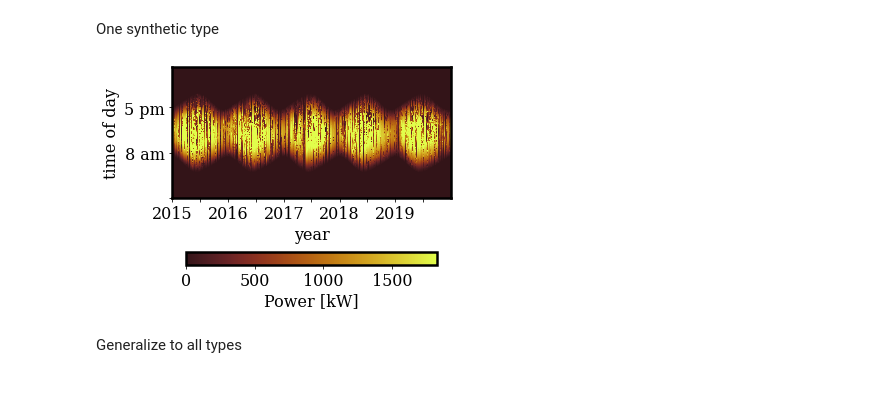
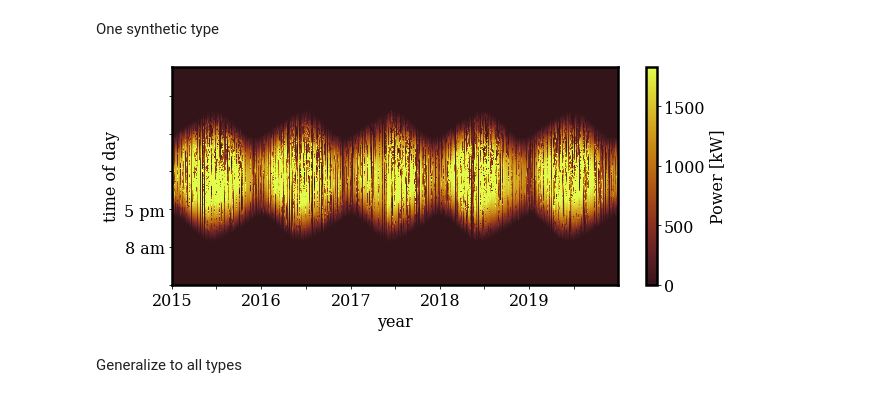
Before and after one commit to Rufski/S2DS-EPRI, a Jupyter notebook: notebooks/5.0-mb-visualization.ipynb, the cells around one changed output. Cells and saved outputs as stored; diff of their text form; code cells hidden in the pictures.

```diff
--- a/notebooks/5.0-mb-visualization.ipynb
+++ b/notebooks/5.0-mb-visualization.ipynb
@@ -43,27 +40,27 @@ One synthetic type
 # %%
 name    = synth_name[-1]
 
 days    = np.unique(df[name].index.date)
 minutes = np.unique(df[name].minute_of_day)
 
 yi, xi  = np.meshgrid(minutes, days)
 zi      = df[name].Power.to_numpy()
 
-fig, ax = plt.subplots(figsize=(5, 4))#figsize=(10, 4))
+fig, ax = plt.subplots(figsize=(10, 4))#figsize=(5, 4))
 im = ax.pcolormesh(xi, yi, zi.reshape(xi.shape), cmap=cmap, rasterized=True)
-fig.colorbar(im, label="Power [kW]", orientation="horizontal", pad=0.25, shrink=0.9)
+fig.colorbar(im, label="Power [kW]", orientation="vertical")#, pad=0.25, shrink=0.9)
 
 labels_x = [item.get_text() for item in ax.get_xticklabels()]
 labels_y = [item.get_text() for item in ax.get_yticklabels()]
 labels_y = ["", "8 am", "5 pm"]
 labels_x = ["2015", "", "2016", "", "2017", "", "2018", "", "2019", ""]
 ax.set_yticklabels(labels_y)
 ax.set_xticklabels(labels_x)#, rotation=45)
 ax.set_xlabel("year")
 ax.set_ylabel("time of day")
 fig.savefig("../../plots/power_" + name + ".png", bbox_inches='tight', transparent=True)
 # %% [output]
-[figure, old version]
+[figure, new version]
 # %% [markdown]
 Generalize to all types
 # %%
```
Also changed, not shown: parts of 2 cells of this notebook.
